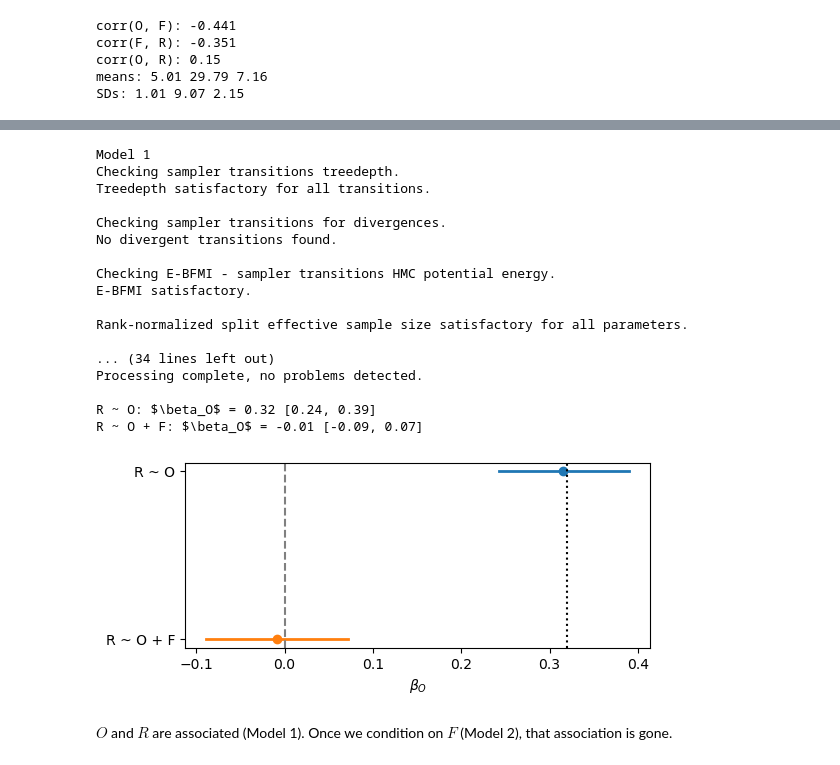
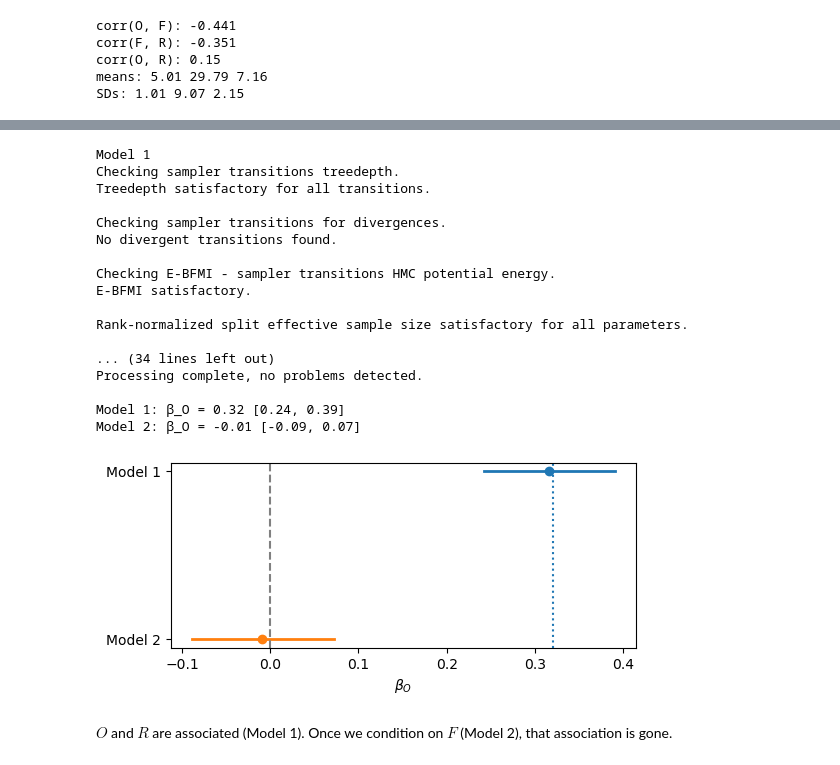
Before and after one commit to marobinette/bayesian_statistics, a Jupyter notebook: portfolio/3/portfolio.ipynb, the cells around one changed output, grey strips where cells are left out. Cells and saved outputs as stored; diff of their text form; code cells hidden in the pictures.

```diff
--- a/portfolio/3/portfolio.ipynb
+++ b/portfolio/3/portfolio.ipynb
@@ -296,30 +309,29 @@ sigma     1878.87   1490.90    14126.80  1.002
 # %%
 # I am leaving model3 so we can verify that leaving O out doesn't chnagge F's slope
 for name, fit in [("Model 1", fake_fit1), ("Model 2", fake_fit2), ("Model 3", fake_fit3)]:
     print(name)
     print(fit.diagnose())
 
-plot_slopes([("R ~ O", fake_fit1, 1), ("R ~ O + F", fake_fit2, 1)],
-            r"$\beta_O$", "fake_beta_O", target=0.32)
+plot_regression(fake_fit1, fake_fit2, title="simulated", target=0.32)
 # %% [output]
 Model 1
 Checking sampler transitions treedepth.
 Treedepth satisfactory for all transitions.
 
 Checking sampler transitions for divergences.
 No divergent transitions found.
 
 Checking E-BFMI - sampler transitions HMC potential energy.
 E-BFMI satisfactory.
 
 Rank-normalized split effective sample size satisfactory for all parameters.
 
 ... (34 lines left out)
 Processing complete, no problems detected.
 
-R ~ O: $\beta_O$ = 0.32 [0.24, 0.39]
-R ~ O + F: $\beta_O$ = -0.01 [-0.09, 0.07]
+Model 1: β_O = 0.32 [0.24, 0.39]
+Model 2: β_O = -0.01 [-0.09, 0.07]
-[figure, old version]
+[figure, new version]
 # %% [markdown]
 $O$ and $R$ are associated (Model 1). Once we condition on $F$ (Model 2), that association is gone.
 # %%
```
Also changed, not shown: parts of 9 cells of this notebook, 13 other files.
